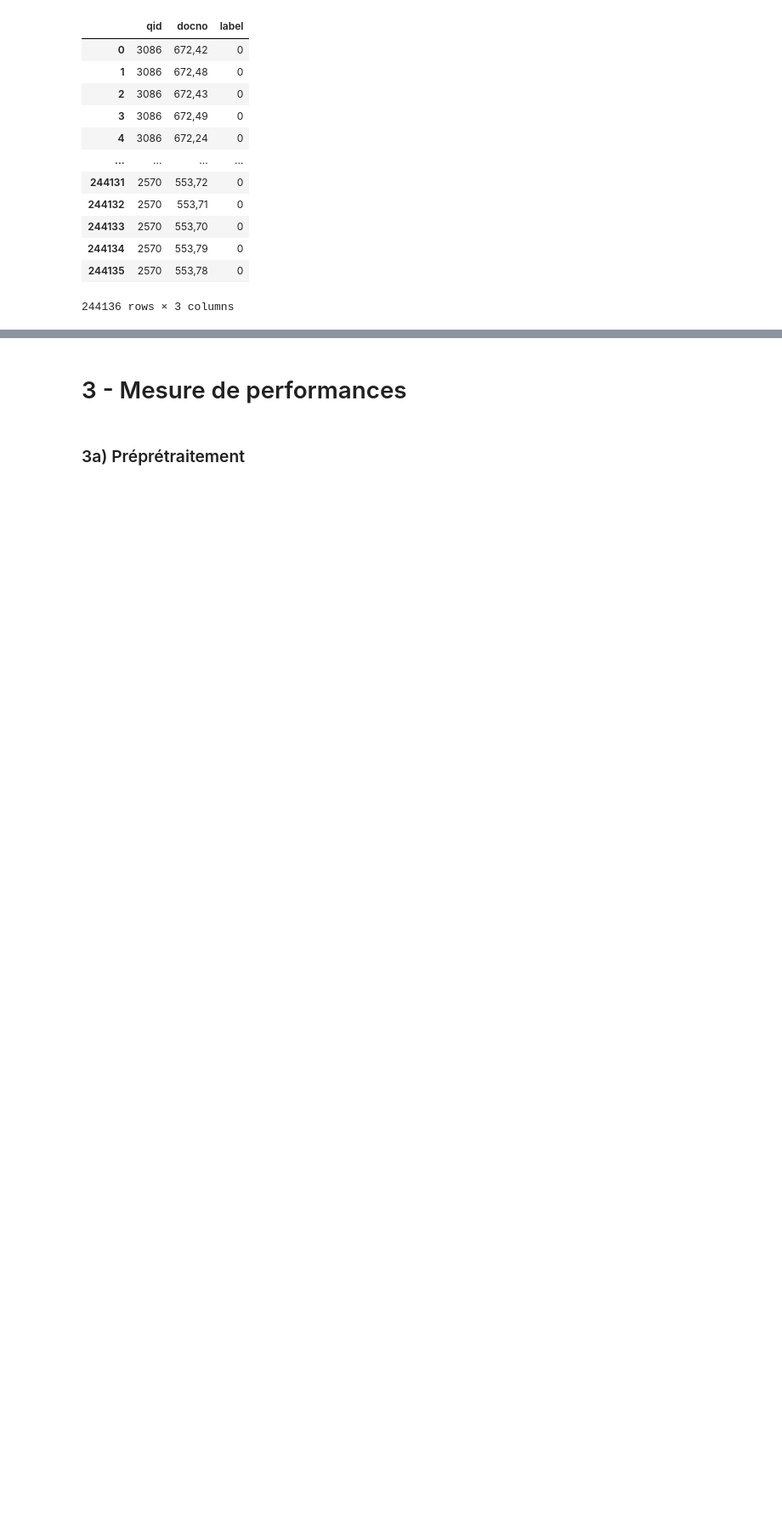
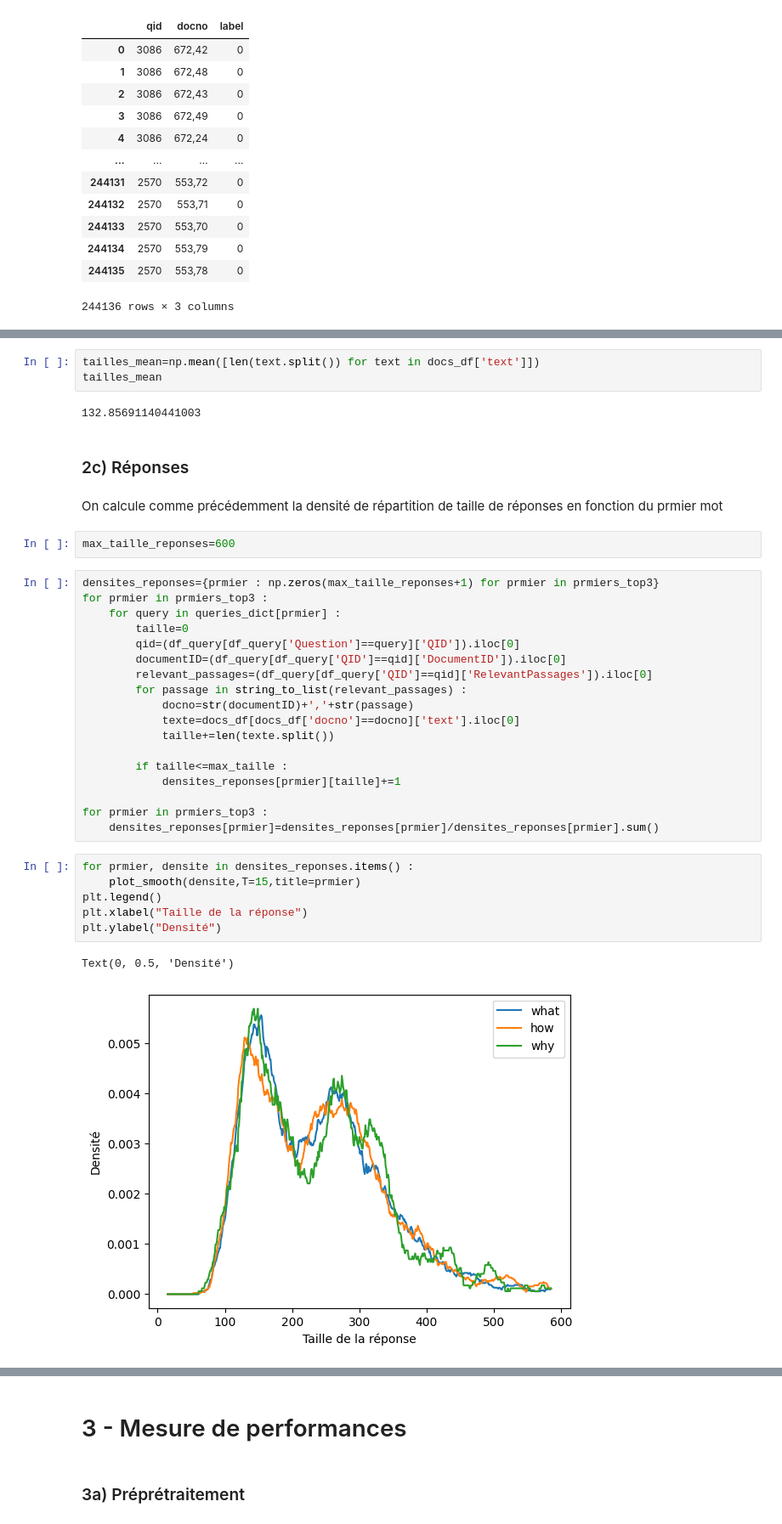
Before and after one commit to barthosdac/projet-rital, a Jupyter notebook: f.ipynb, the cells around one changed output, grey strips where cells are left out. Shown at 85% size. Saved outputs shown, nothing was run; the diff lists cells and outputs as text; blank space fills up the shorter version.

```diff
--- a/f.ipynb
+++ b/f.ipynb
@@ -146,0 +218,38 @@ qrel
+# %%
+tailles_mean=np.mean([len(text.split()) for text in docs_df['text']])
+tailles_mean
+# %% [output]
+132.85691140441003
+# %% [markdown]
+### 2c) Réponses
+# %% [markdown]
+On calcule comme précédemment la densité de répartition de taille de réponses en fonction du prmier mot
+# %%
+max_taille_reponses=600
+# %%
+densites_reponses={prmier : np.zeros(max_taille_reponses+1) for prmier in prmiers_top3}
+for prmier in prmiers_top3 :
+    for query in queries_dict[prmier] :
+        taille=0
+        qid=(df_query[df_query['Question']==query]['QID']).iloc[0]
+        documentID=(df_query[df_query['QID']==qid]['DocumentID']).iloc[0]
+        relevant_passages=(df_query[df_query['QID']==qid]['RelevantPassages']).iloc[0]
+        for passage in string_to_list(relevant_passages) :
+            docno=str(documentID)+','+str(passage)
+            texte=docs_df[docs_df['docno']==docno]['text'].iloc[0]
+            taille+=len(texte.split())
+
+        if taille<=max_taille :
+            densites_reponses[prmier][taille]+=1
+
+for prmier in prmiers_top3 :
+    densites_reponses[prmier]=densites_reponses[prmier]/densites_reponses[prmier].sum()
+# %%
+for prmier, densite in densites_reponses.items() :
+    plot_smooth(densite,T=15,title=prmier)
+plt.legend()
+plt.xlabel("Taille de la réponse")
+plt.ylabel("Densité")
+# %% [output]
+Text(0, 0.5, 'Densité')
+[figure, added]
```
Also changed, not shown: parts of 20 cells of this notebook.
